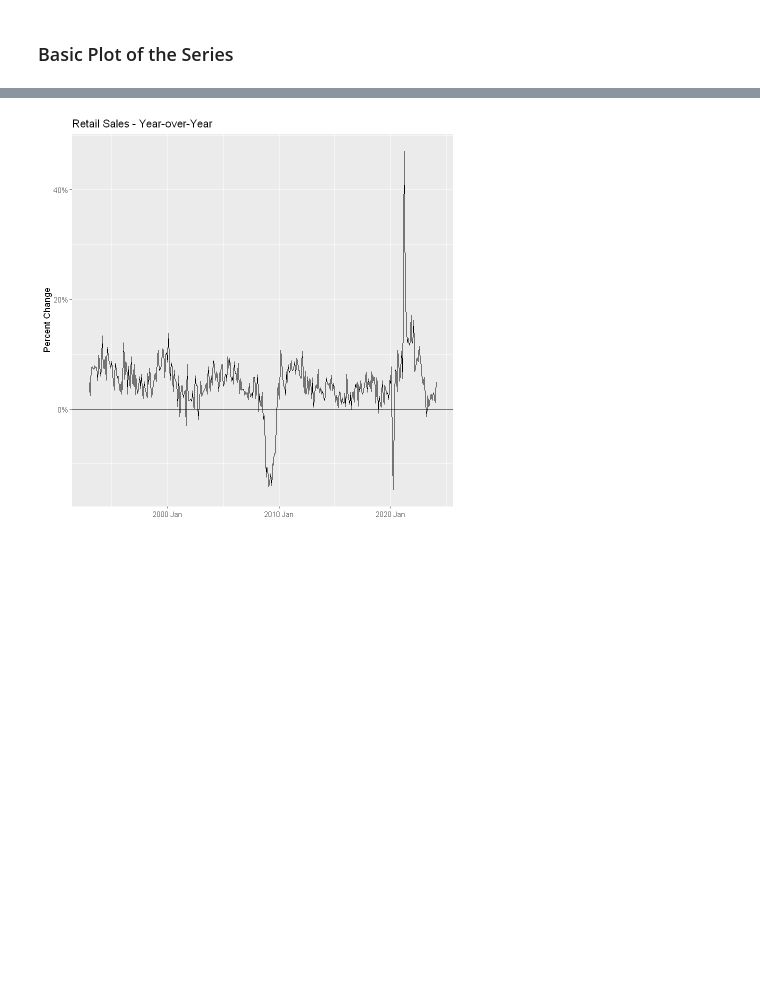
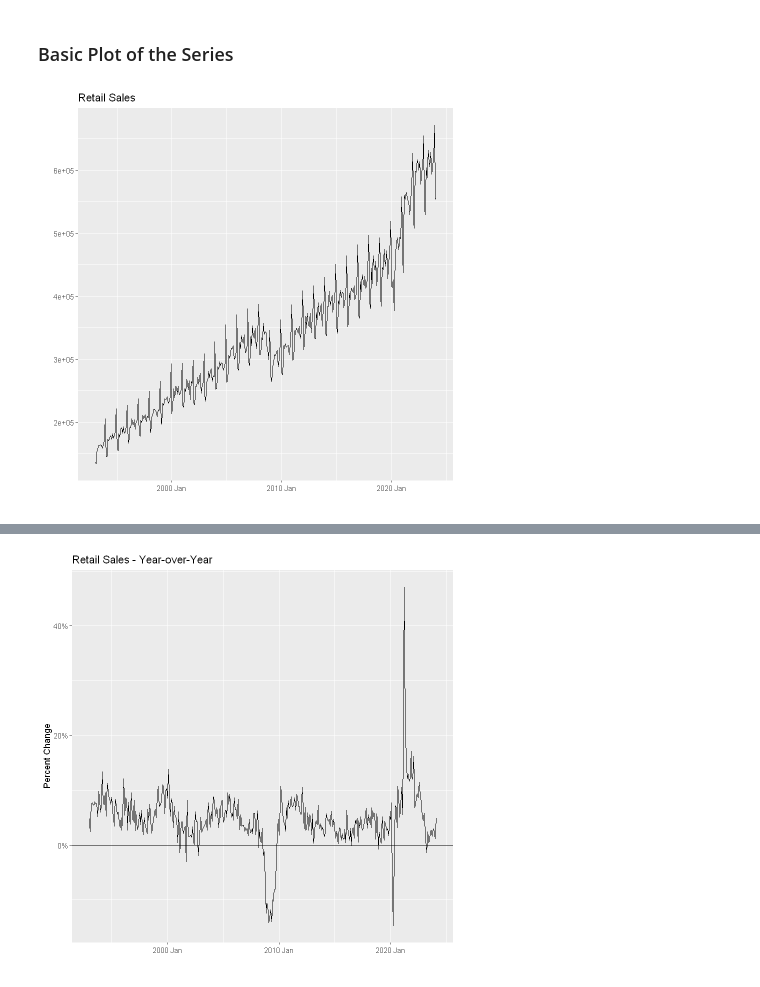
Before and after one commit to appliedecon/Time-Series-and-Forecasting, a Jupyter notebook: w10 - arima.ipynb, the cells around one changed output, grey strips where cells are left out. Cells and saved outputs as stored; diff of their text form; code cells hidden in the pictures; blank space fills up the shorter version.

```diff
--- a/w10 - arima.ipynb
+++ b/w10 - arima.ipynb
@@ -539,3 +539,8 @@ A tbl_ts: 1 × 3
 | 1993 Jan | 137020 | 0.04849139 |
 # %% [markdown]
 ### Basic Plot of the Series
+# %%
+retail |> autoplot(Sales) +
+labs(title = 'Retail Sales', x='', y='')
+# %% [output]
+[figure, added]
```
Also changed, not shown: parts of 7 cells of this notebook.
